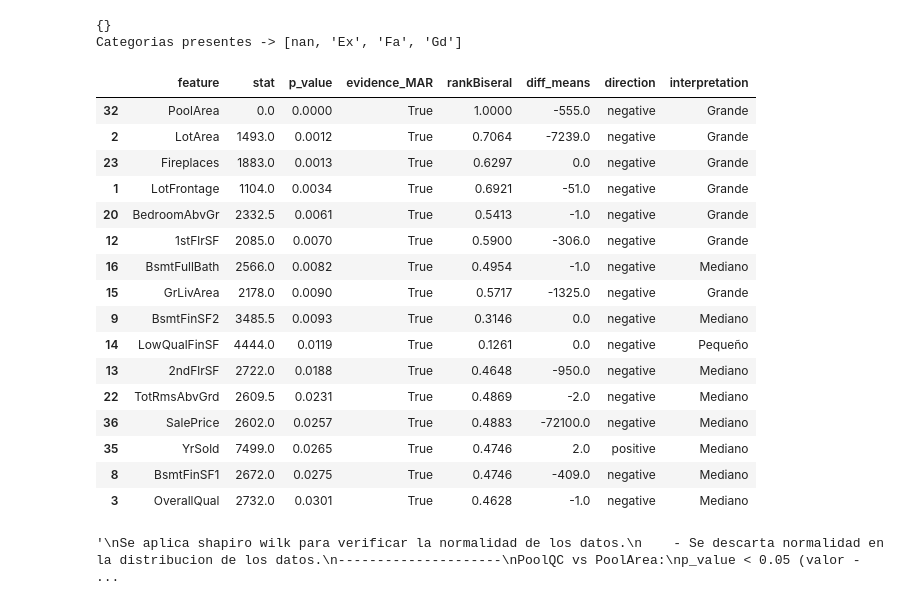
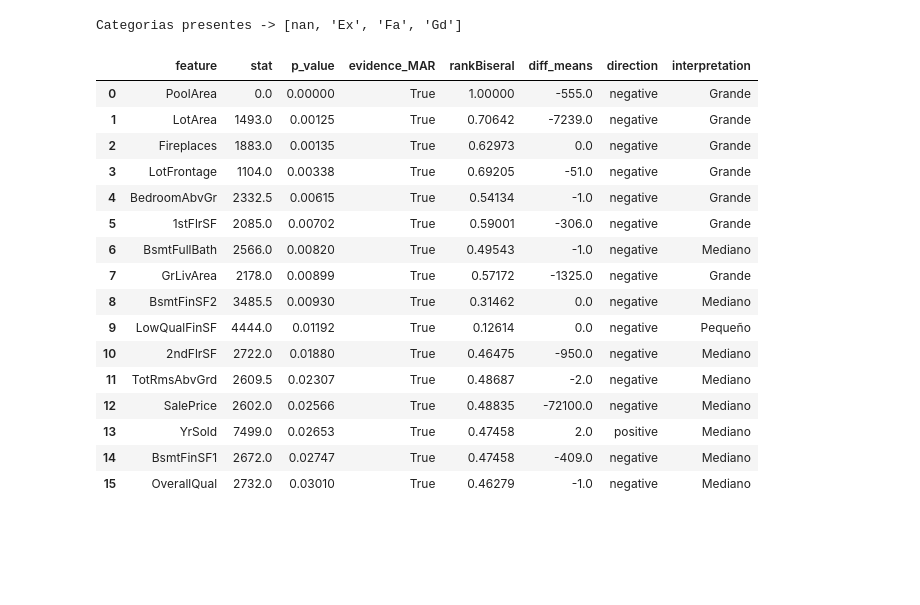
Before and after one commit to Albe036/ML-house-prices, a Jupyter notebook: notebooks_opt/missing_values.ipynb, the cells around one changed output. Cells and saved outputs as stored; diff of their text form; code cells hidden in the pictures; blank space fills up the shorter version.

Commit message:
missing values

```diff
--- a/notebooks_opt/missing_values.ipynb
+++ b/notebooks_opt/missing_values.ipynb
@@ -42,53 +42,47 @@ from functions.test_normal_distribution import NormalDistributionTest
 nmc = NumericMissingCorrelations(dataFrame=use_df)
 tnd = NormalDistributionTest(dataFrame=use_df)
 # %%
-"""
-PoolQC: Calidad de la piscina.
-
-Ex	Excellent (Excelente)
-Gd	Good (Bueno)
-TA	Average/Typical (Promedio/Típico)
-Fa	Fair (Justo/Regular)
-NA	No Pool (Sin piscina)
-"""
+# PoolQC: Calidad de la piscina.
+# Ex	Excellent (Excelente)
+# Gd	Good (Bueno)
+# TA	Average/Typical (Promedio/Típico)
+# Fa	Fair (Justo/Regular)
+# NA	No Pool (Sin piscina)
 
 uniques = use_df["PoolQC"].unique()
 print(f"Categorias presentes -> {uniques.tolist()}")
 
-res = nmc.mannWhitneyU(featureMissingValues="PoolQC", effectSizeAndDirection=EffectSizeAndDirection.rank_biserial)
-res = res.apply(lambda x: x.round(4)).sort_values(by="p_value")
-dsp(res[(res["evidence_MAR"]) & (res["p_value"] < 0.05) & (res["rankBiseral"].abs() > 0.1)])
-
-"""
----------------------
-PoolQC vs PoolArea:
-p_value < 0.05 (valor -> 0.0)
-effect_size > 0.1 (valor -> {res.loc['PoolArea', 'rankBiseral']}) (valor -> 1.0)
-direction (valor -> {res.loc['PoolArea', 'direction']}) Negativo (valor -> -555.0)
----------------------
-El valor de p_value y effect_size son perfectos, se concluye que es un faltante estructural
-Estrategia:
-    - Se reemplaza missing values por categoria "NA"
-"""
+resPoolQC = nmc.mannWhitneyU(featureMissingValues="PoolQC",  effectSizeAndDirection=EffectSizeAndDirection.rank_biserial)
+resPoolQC = resPoolQC.apply(lambda x: x.round(5)).sort_values(by="p_value")
+resPoolQC[(resPoolQC["evidence_MAR"]) & (resPoolQC["p_value"] < 0.05) & (resPoolQC["rankBiseral"].abs() > 0.1)].reset_index(drop=True)
+# ---------------------
+# PoolQC vs PoolArea:
+# p_value < 0.05 (valor -> 0.0)
+# effect_size > 0.1 (valor -> 1.0)
+# direction (valor -> -555.0)
+# ---------------------
+# El valor de p_value y effect_size son perfectos, se concluye que es un faltante estructural
+# Estrategia:
+#     - Se reemplaza missing values por categoria "NA"
+# ---------------------
+# La variable de relacion de nulos es numerica continua (LotArea)
 # %% [output]
-{}
 Categorias presentes -> [nan, 'Ex', 'Fa', 'Gd']
 |  | feature | stat | p_value | evidence_MAR | rankBiseral | diff_means | direction | interpretation |
-| 32 | PoolArea | 0.0 | 0.0000 | True | 1.0000 | -555.0 | negative | Grande |
-| 2 | LotArea | 1493.0 | 0.0012 | True | 0.7064 | -7239.0 | negative | Grande |
-| 23 | Fireplaces | 1883.0 | 0.0013 | True | 0.6297 | 0.0 | negative | Grande |
-| 1 | LotFrontage | 1104.0 | 0.0034 | True | 0.6921 | -51.0 | negative | Grande |
-| 20 | BedroomAbvGr | 2332.5 | 0.0061 | True | 0.5413 | -1.0 | negative | Grande |
-| 12 | 1stFlrSF | 2085.0 | 0.0070 | True | 0.5900 | -306.0 | negative | Grande |
-| 16 | BsmtFullBath | 2566.0 | 0.0082 | True | 0.4954 | -1.0 | negative | Mediano |
-| 15 | GrLivArea | 2178.0 | 0.0090 | True | 0.5717 | -1325.0 | negative | Grande |
-| 9 | BsmtFinSF2 | 3485.5 | 0.0093 | True | 0.3146 | 0.0 | negative | Mediano |
-| 14 | LowQualFinSF | 4444.0 | 0.0119 | True | 0.1261 | 0.0 | negative | Pequeño |
-| 13 | 2ndFlrSF | 2722.0 | 0.0188 | True | 0.4648 | -950.0 | negative | Mediano |
-| 22 | TotRmsAbvGrd | 2609.5 | 0.0231 | True | 0.4869 | -2.0 | negative | Mediano |
-| 36 | SalePrice | 2602.0 | 0.0257 | True | 0.4883 | -72100.0 | negative | Mediano |
-| 35 | YrSold | 7499.0 | 0.0265 | True | 0.4746 | 2.0 | positive | Mediano |
-| 8 | BsmtFinSF1 | 2672.0 | 0.0275 | True | 0.4746 | -409.0 | negative | Mediano |
-| 3 | OverallQual | 2732.0 | 0.0301 | True | 0.4628 | -1.0 | negative | Mediano |
+| 0 | PoolArea | 0.0 | 0.00000 | True | 1.00000 | -555.0 | negative | Grande |
+| 1 | LotArea | 1493.0 | 0.00125 | True | 0.70642 | -7239.0 | negative | Grande |
+| 2 | Fireplaces | 1883.0 | 0.00135 | True | 0.62973 | 0.0 | negative | Grande |
+| 3 | LotFrontage | 1104.0 | 0.00338 | True | 0.69205 | -51.0 | negative | Grande |
+| 4 | BedroomAbvGr | 2332.5 | 0.00615 | True | 0.54134 | -1.0 | negative | Grande |
+| 5 | 1stFlrSF | 2085.0 | 0.00702 | True | 0.59001 | -306.0 | negative | Grande |
+| 6 | BsmtFullBath | 2566.0 | 0.00820 | True | 0.49543 | -1.0 | negative | Mediano |
+| 7 | GrLivArea | 2178.0 | 0.00899 | True | 0.57172 | -1325.0 | negative | Grande |
+| 8 | BsmtFinSF2 | 3485.5 | 0.00930 | True | 0.31462 | 0.0 | negative | Mediano |
+| 9 | LowQualFinSF | 4444.0 | 0.01192 | True | 0.12614 | 0.0 | negative | Pequeño |
+| 10 | 2ndFlrSF | 2722.0 | 0.01880 | True | 0.46475 | -950.0 | negative | Mediano |
+| 11 | TotRmsAbvGrd | 2609.5 | 0.02307 | True | 0.48687 | -2.0 | negative | Mediano |
+| 12 | SalePrice | 2602.0 | 0.02566 | True | 0.48835 | -72100.0 | negative | Mediano |
+| 13 | YrSold | 7499.0 | 0.02653 | True | 0.47458 | 2.0 | positive | Mediano |
+| 14 | BsmtFinSF1 | 2672.0 | 0.02747 | True | 0.47458 | -409.0 | negative | Mediano |
+| 15 | OverallQual | 2732.0 | 0.03010 | True | 0.46279 | -1.0 | negative | Mediano |
-'\nSe aplica shapiro wilk para verificar la normalidad de los datos.\n    - Se descarta normalidad en la distribucion de los datos.\n---------------------\nPoolQC vs PoolArea:\np_value < 0.05 (valor - ...
 # %%
```
Also changed, not shown: parts of 7 cells of this notebook, 3 other files.
